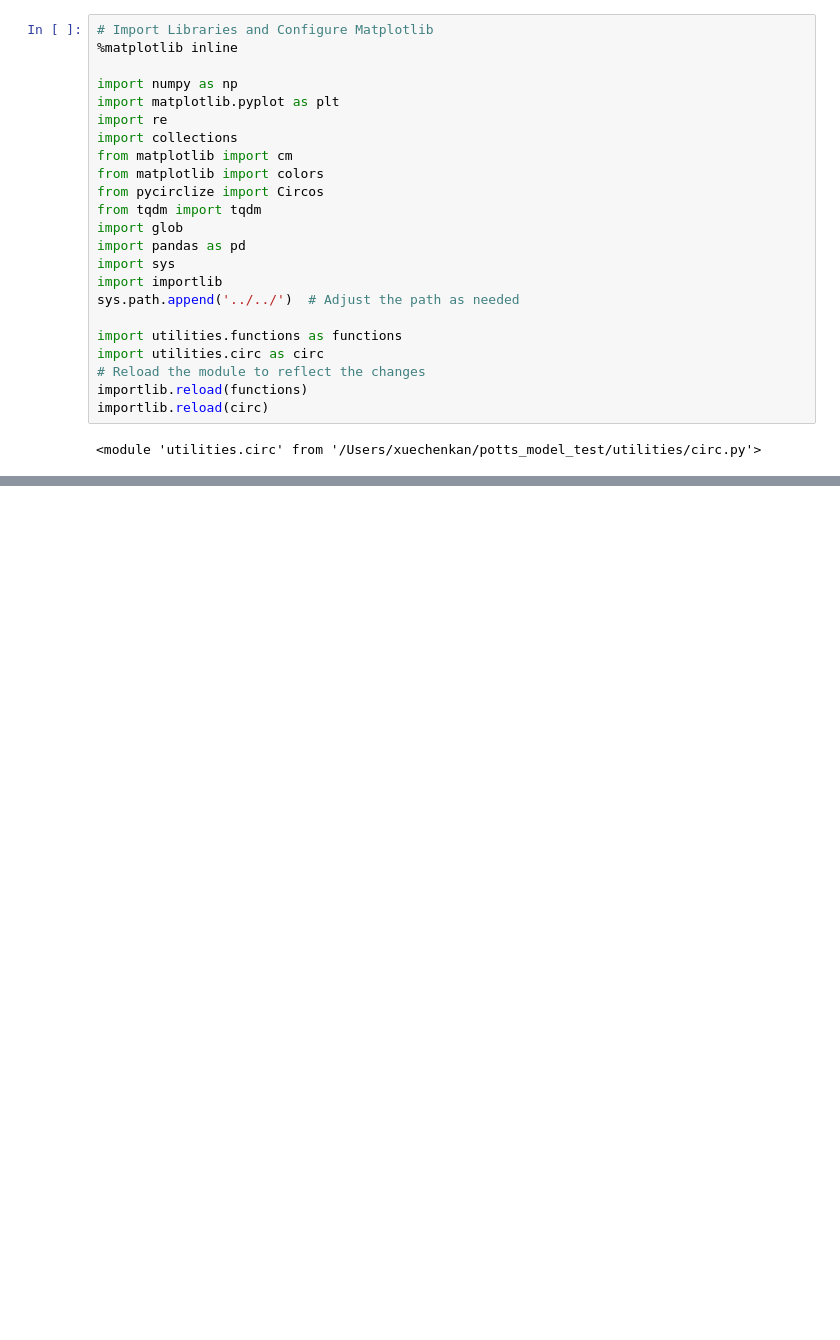
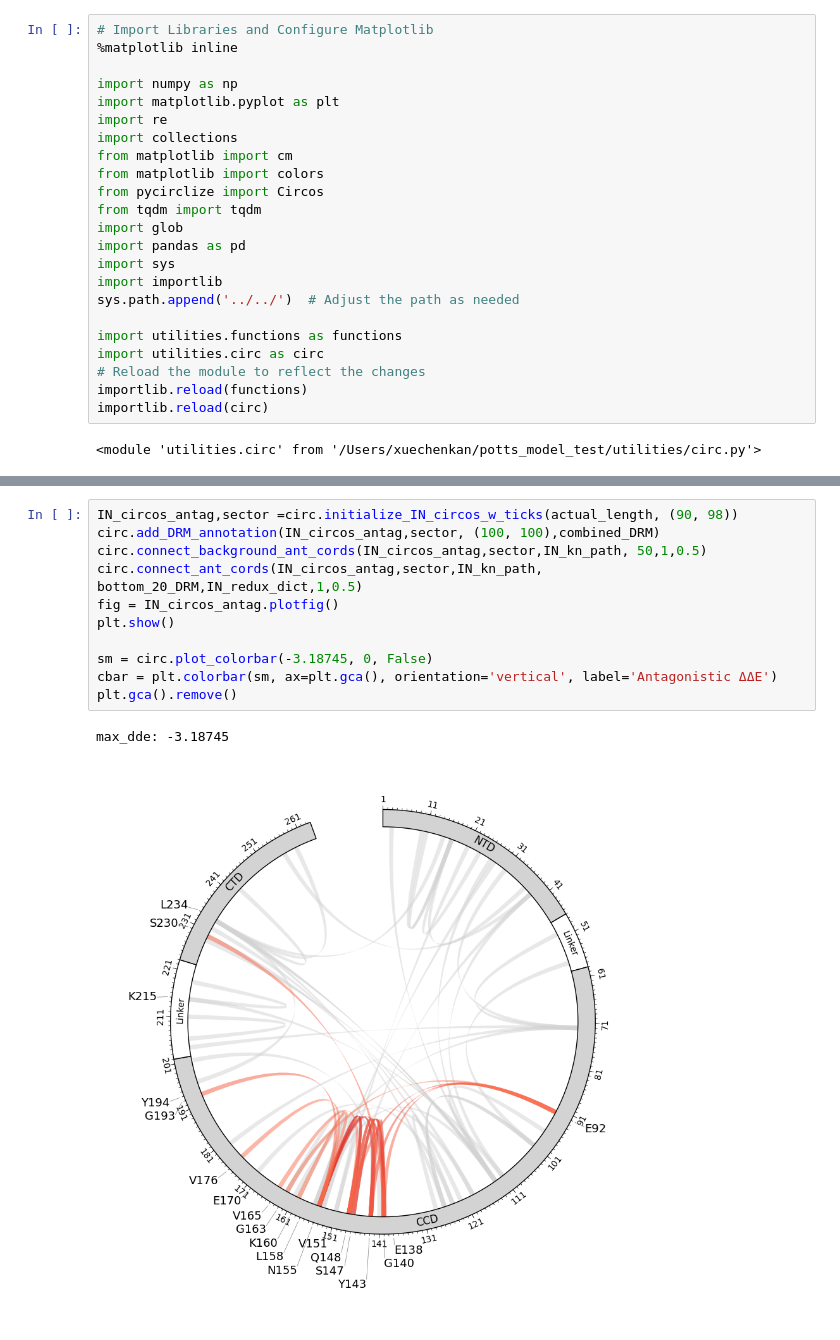
Before and after one commit to Daniel-Xkan/potts_model_test, a Jupyter notebook: ms0.5/IN/In_PyCirclize3.0.ipynb, the cells around one changed output, grey strips where cells are left out. Saved outputs shown, nothing was run; the diff lists cells and outputs as text; blank space fills up the shorter version.

```diff
--- a/ms0.5/IN/In_PyCirclize3.0.ipynb
+++ b/ms0.5/IN/In_PyCirclize3.0.ipynb
@@ -42,0 +59,14 @@ plt.show()
+# %%
+IN_circos_antag,sector =circ.initialize_IN_circos_w_ticks(actual_length, (90, 98))
+circ.add_DRM_annotation(IN_circos_antag,sector, (100, 100),combined_DRM)
+circ.connect_background_ant_cords(IN_circos_antag,sector,IN_kn_path, 50,1,0.5)
+circ.connect_ant_cords(IN_circos_antag,sector,IN_kn_path, bottom_20_DRM,IN_redux_dict,1,0.5)
+fig = IN_circos_antag.plotfig()
+plt.show()
+
+sm = circ.plot_colorbar(-3.18745, 0, False)
+cbar = plt.colorbar(sm, ax=plt.gca(), orientation='vertical', label='Antagonistic ΔΔE')
+plt.gca().remove()
+# %% [output]
+max_dde: -3.18745
+[figure, added]
```
Also changed, not shown: parts of 4 cells of this notebook, 4 other files.
